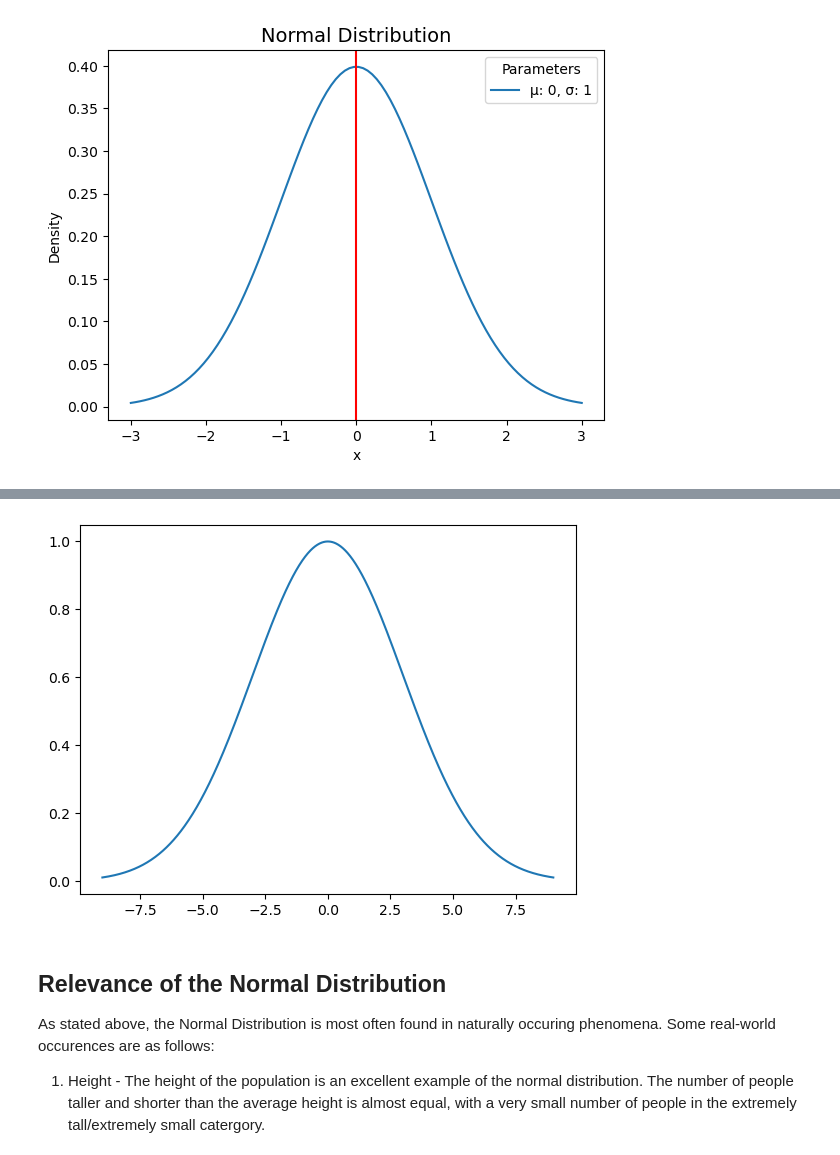
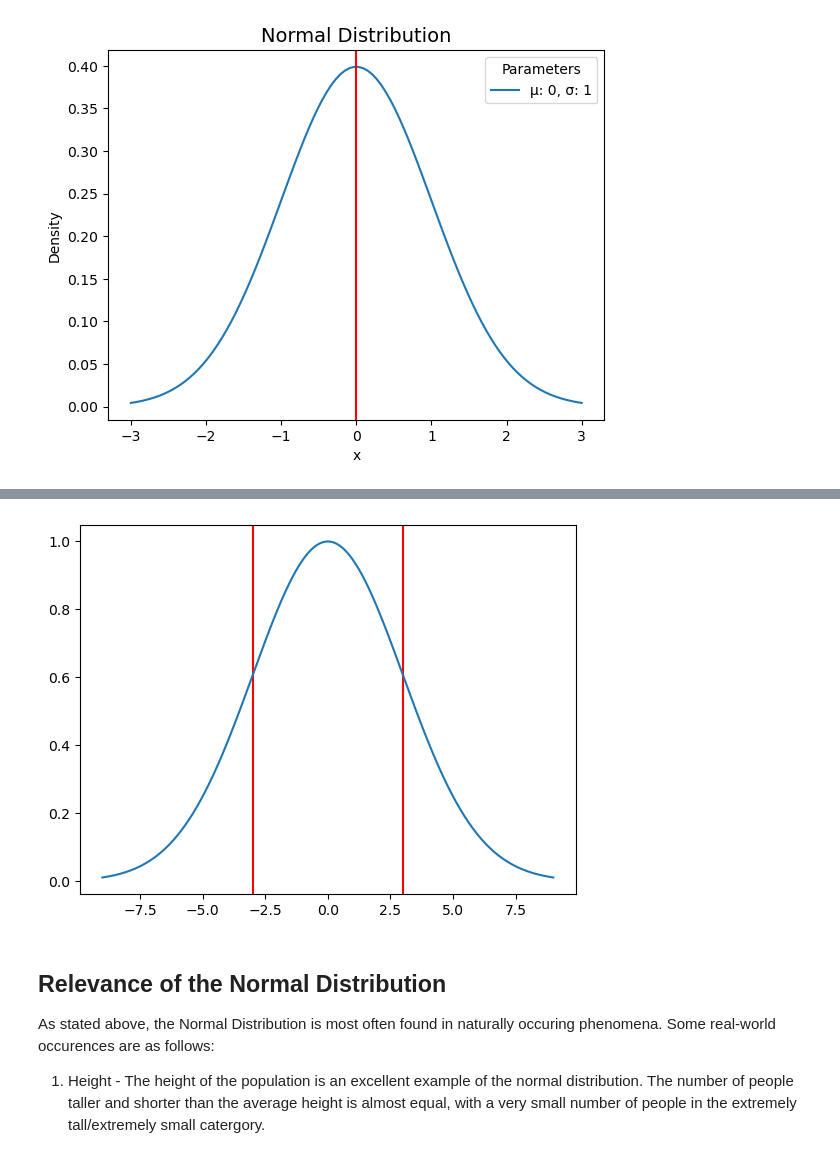
Before and after one commit to SeanE15/Fundamentals-for-Data-Analysis, a Jupyter notebook: The_Normal_Distribution.ipynb, the cells around one changed output, grey strips where cells are left out. Drawn from its saved outputs; the diff is of its cells as text; code cells hidden in the pictures.

```diff
--- a/The_Normal_Distribution.ipynb
+++ b/The_Normal_Distribution.ipynb
@@ -147,13 +149,14 @@ This is the difference between the 75th and 25th percentile in the normal distri
 # %%
 mu, sigma = 0.0, 3.0
 
 # Range of x values.
 x = np.linspace(-9.0, 9.0, 1000)
-
+plt.axvline(x=3.0, color='red');
+plt.axvline(x=-3.0, color='red');
 # Plot of full e part of normal pdf.
 plt.plot(x, np.exp(-((x - mu)**2 / (2 * sigma**2))));
 # %% [output]
-[figure, old version]
+[figure, new version]
 # %% [markdown]
 ## Relevance of the Normal Distribution
 
```
Also changed, not shown: parts of 5 cells of this notebook.
